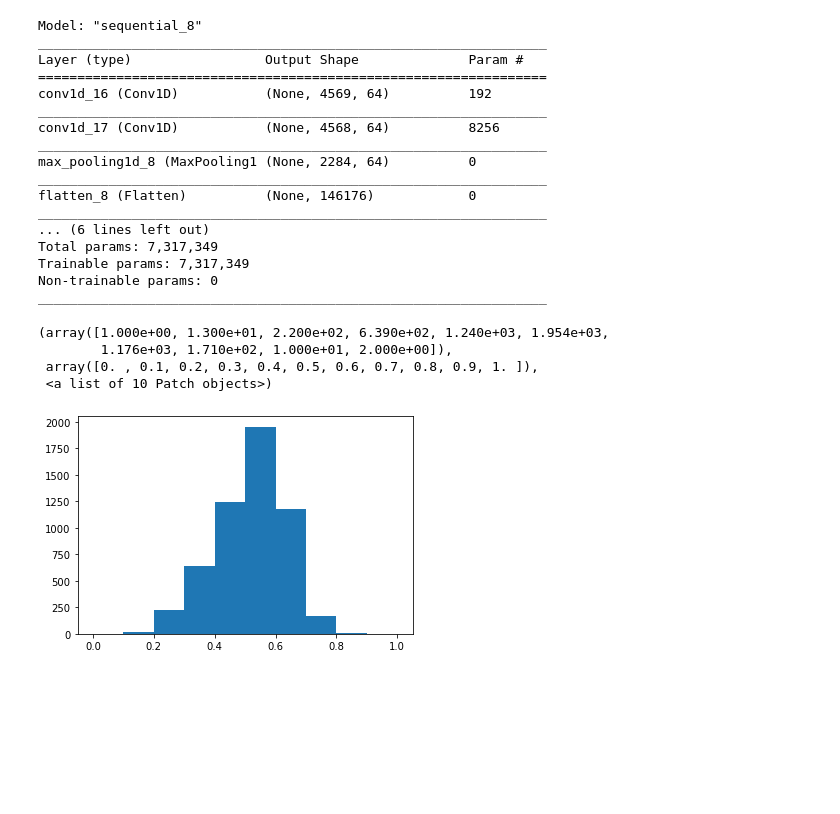
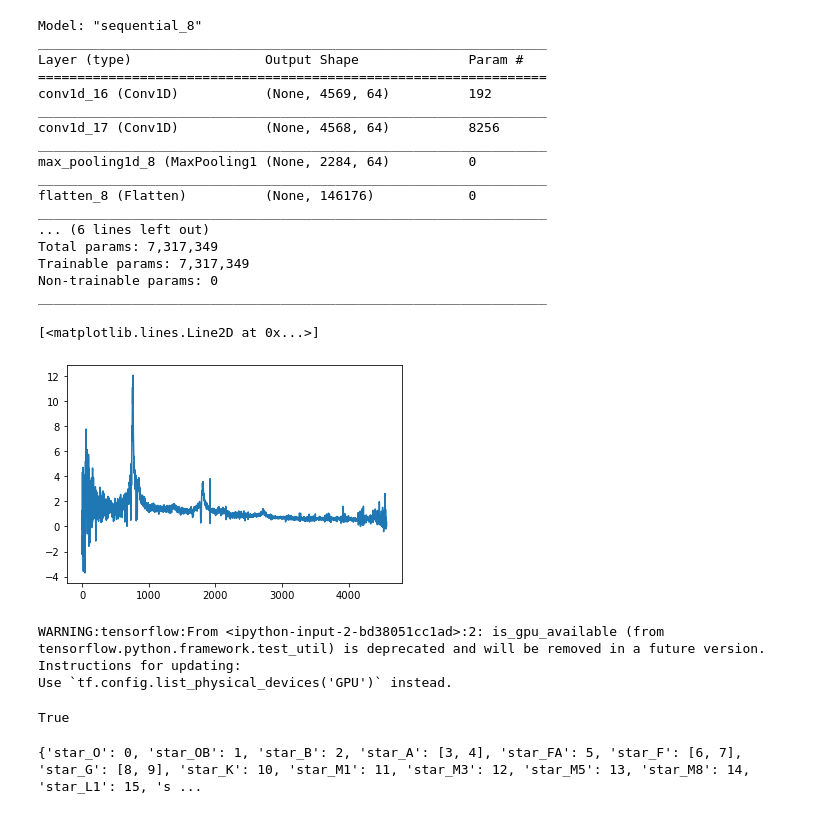
Before and after one commit to AlexanderEvitt/QuasVar, a Jupyter notebook: Code/spectra_modelling.ipynb, the cells around one changed output. Cells and saved outputs as stored; diff of their text form; code cells hidden in the pictures; blank space fills up the shorter version.

```diff
--- a/Code/spectra_modelling.ipynb
+++ b/Code/spectra_modelling.ipynb
@@ -143,11 +156,3 @@ Total params: 7,317,349
 Trainable params: 7,317,349
 Non-trainable params: 0
 _________________________________________________________________
-# %%
-plt.hist(y)
-# %% [output]
-(array([1.000e+00, 1.300e+01, 2.200e+02, 6.390e+02, 1.240e+03, 1.954e+03,
-        1.176e+03, 1.710e+02, 1.000e+01, 2.000e+00]),
- array([0. , 0.1, 0.2, 0.3, 0.4, 0.5, 0.6, 0.7, 0.8, 0.9, 1. ]),
- <a list of 10 Patch objects>)
-[figure, removed]
@@ -155,0 +159,18 @@ plt.hist(y)
+# %%
+plt.plot(x[8900])
+# %% [output]
+[<matplotlib.lines.Line2D at 0x...>]
+[figure, added]
+# %%
+import tensorflow as tf
+tf.test.is_gpu_available(cuda_only=False, min_cuda_compute_capability=None)
+# %% [output]
+WARNING:tensorflow:From <ipython-input-2-bd38051cc1ad>:2: is_gpu_available (from tensorflow.python.framework.test_util) is deprecated and will be removed in a future version.
+Instructions for updating:
+Use `tf.config.list_physical_devices('GPU')` instead.
+True
+# %%
+from astroquery.sdss import SDSS
+print(SDSS.AVAILABLE_TEMPLATES)
+# %% [output]
+{'star_O': 0, 'star_OB': 1, 'star_B': 2, 'star_A': [3, 4], 'star_FA': 5, 'star_F': [6, 7], 'star_G': [8, 9], 'star_K': 10, 'star_M1': 11, 'star_M3': 12, 'star_M5': 13, 'star_M8': 14, 'star_L1': 15, 's ...
```
Also changed, not shown: parts of 9 cells of this notebook, 14 other files.
